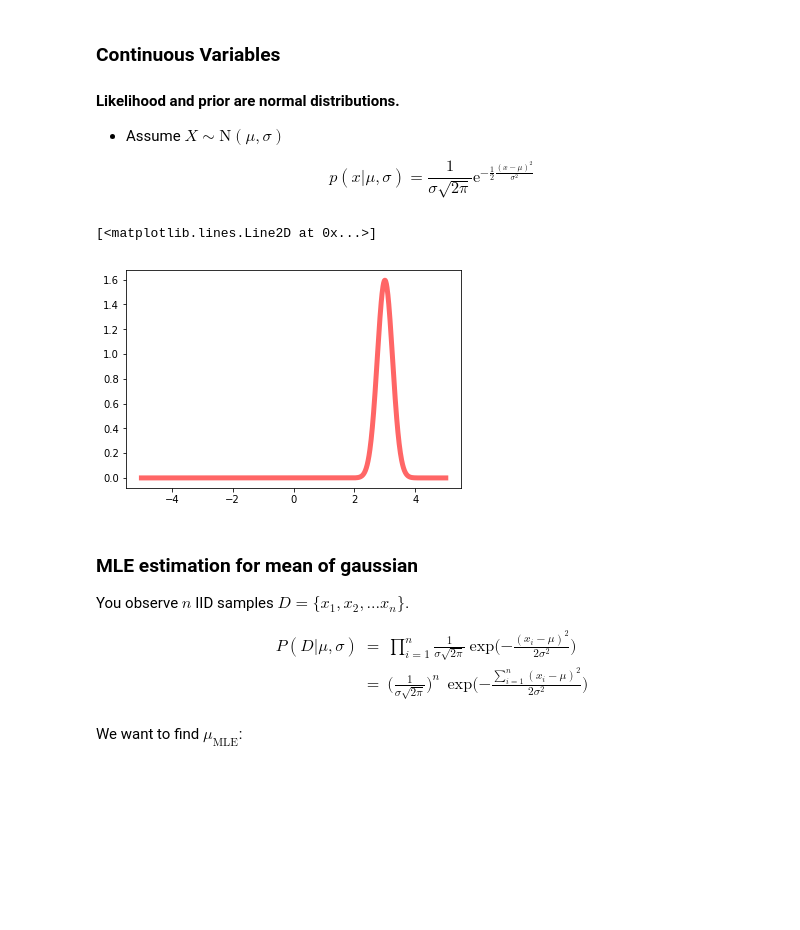
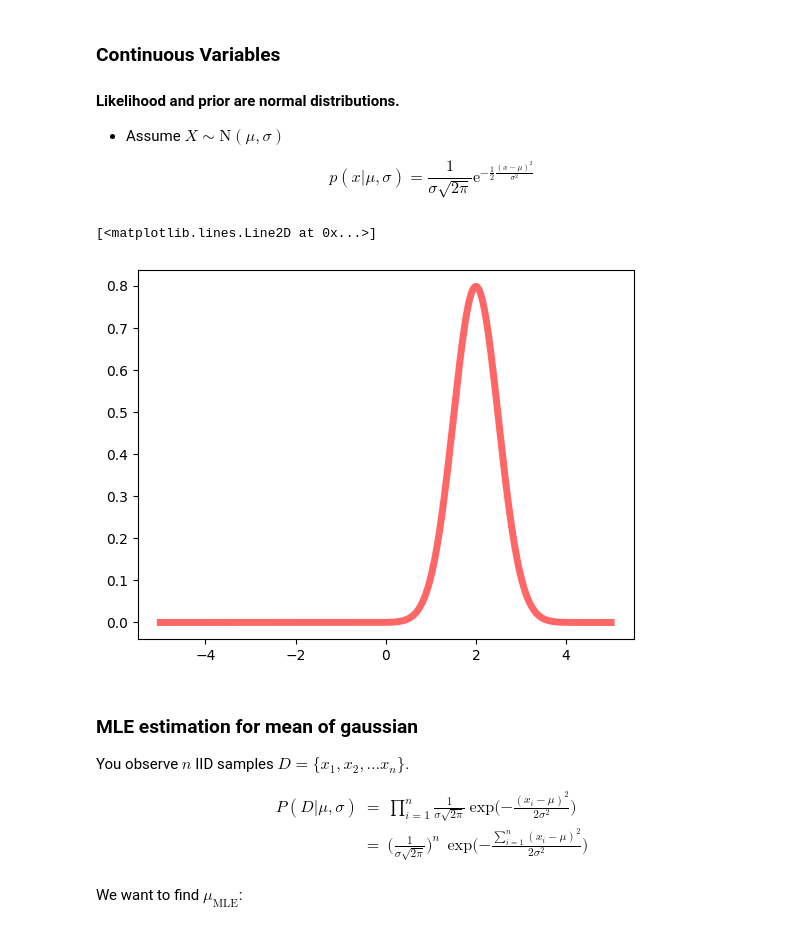
Before and after one commit to lwehbe/10315, a Jupyter notebook: Lecture_04_estimating_probabilities.ipynb, the cells around one changed output. Cells and saved outputs as stored; diff of their text form; code cells hidden in the pictures; blank space fills up the shorter version.

```diff
--- a/Lecture_04_estimating_probabilities.ipynb
+++ b/Lecture_04_estimating_probabilities.ipynb
@@ -703,13 +705,13 @@ $$P(\theta) = \frac{\prod_{i=1}^k \theta_i^{\beta_i-1}}{B(\beta_1,...\beta_k)}.$
 $$p(x|\mu,\sigma) = \frac{1}{\sigma\sqrt{2\pi}} \text{e}^{- \frac{1}{2}\frac{(x-\mu)^2}{\sigma^2}}$$
 # %%
 from scipy.stats import norm
-mu = 3
-sigma = 0.25
+mu = 2
+sigma = 0.5
 x = np.linspace(-5,5, 1000)
 plt.plot(x, norm.pdf(x, mu,sigma), 'r-', lw=5, alpha=0.6, label='beta pdf')
 # %% [output]
 [<matplotlib.lines.Line2D at 0x...>]
-[figure, old version]
+[figure, new version]
 # %% [markdown]
 ### MLE estimation for mean of gaussian
 
```
Also changed, not shown: parts of 5 cells of this notebook, 3 other files.
